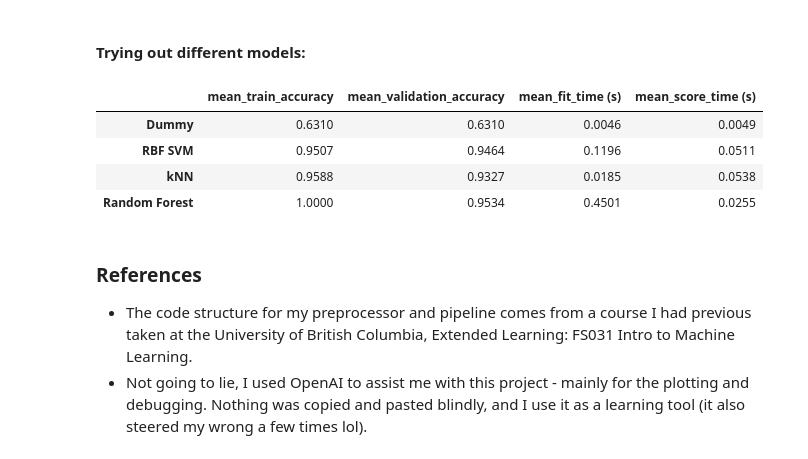
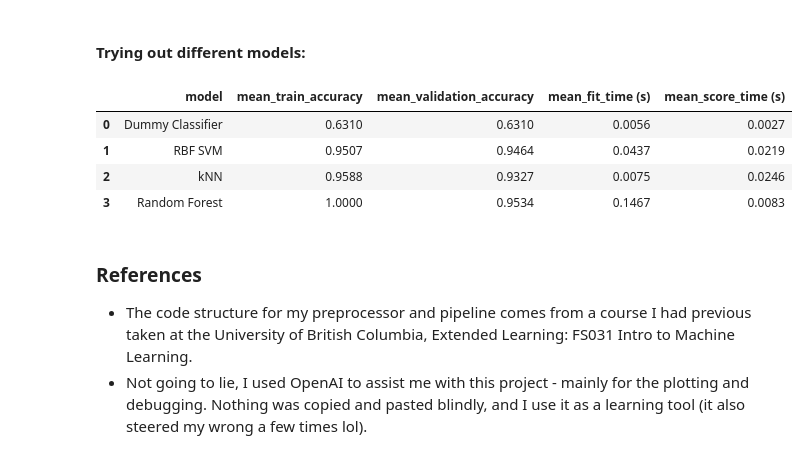
Before and after one commit to FleaBusyBeeBergs/dtsa5509, a Jupyter notebook: final-project.ipynb, the cells around one changed output. Cells and saved outputs as stored; diff of their text form; code cells hidden in the pictures.

```diff
--- a/final-project.ipynb
+++ b/final-project.ipynb
@@ -255,43 +270,44 @@ preprocessor = make_column_transformer((categorical_transformer, categorical_fea
 # %% [markdown]
 #### Trying out different models:
 # %%
-
-results_dict = {'Dummy': {'mean_train_accuracy': round(dummy_scores["train_score"].mean(),4),
-                          'mean_validation_accuracy': round(dummy_scores["test_score"].mean(),4),
-                          'mean_fit_time (s)': round(dummy_scores["fit_time"].mean(),4),
-                          'mean_score_time (s)': round(dummy_scores["score_time"].mean(),4)}}
-
-
 models = {
+    'Dummy Classifier': DummyClassifier(strategy = 'most_frequent'),
     'RBF SVM': SVC(random_state = 2024),
     'kNN': KNeighborsClassifier(),
     'Random Forest': RandomForestClassifier(random_state = 2024)
 
-    }
+        }
+
+results = []
 
 for model_name, model in models.items():
 
+    # pipeline
     model_selection_pipe = make_pipeline(preprocessor, model)
 
+    # cross validation
     scores = cross_validate(model_selection_pipe, X_train, y_train, cv=5, return_train_score=True)
 
+    # collect results
     model_results = {
+        'model': model_name,
         'mean_train_accuracy': round(scores["train_score"].mean(), 4),
         'mean_validation_accuracy': round(scores["test_score"].mean(), 4),
         'mean_fit_time (s)': round(scores["fit_time"].mean(), 4),
         'mean_score_time (s)': round(scores["score_time"].mean(), 4)
     }
 
-    results_dict[model_name] = model_results
-results_df = pd.DataFrame(results_dict).T
-results_df.to_csv('train_reduced_features_2.csv', index = False)
+    results.append(model_results)
+
+results_df = pd.DataFrame(results)
+#results_df.to_csv('train_reduced_features_2.csv', index = False)
 results_df
 # %% [output]
-|  | mean_train_accuracy | mean_validation_accuracy | mean_fit_time (s) | mean_score_time (s) |
-| Dummy | 0.6310 | 0.6310 | 0.0046 | 0.0049 |
-| RBF SVM | 0.9507 | 0.9464 | 0.1196 | 0.0511 |
-| kNN | 0.9588 | 0.9327 | 0.0185 | 0.0538 |
-| Random Forest | 1.0000 | 0.9534 | 0.4501 | 0.0255 |
+|  | model | mean_train_accuracy | mean_validation_accuracy | mean_fit_time (s) | mean_score_time (s) |
+| 0 | Dummy Classifier | 0.6310 | 0.6310 | 0.0056 | 0.0027 |
+| 1 | RBF SVM | 0.9507 | 0.9464 | 0.0437 | 0.0219 |
+| 2 | kNN | 0.9588 | 0.9327 | 0.0075 | 0.0246 |
+| 3 | Random Forest | 1.0000 | 0.9534 | 0.1467 | 0.0083 |
 # %% [markdown]
 ### References
 
```
Also changed, not shown: parts of 14 cells of this notebook.
